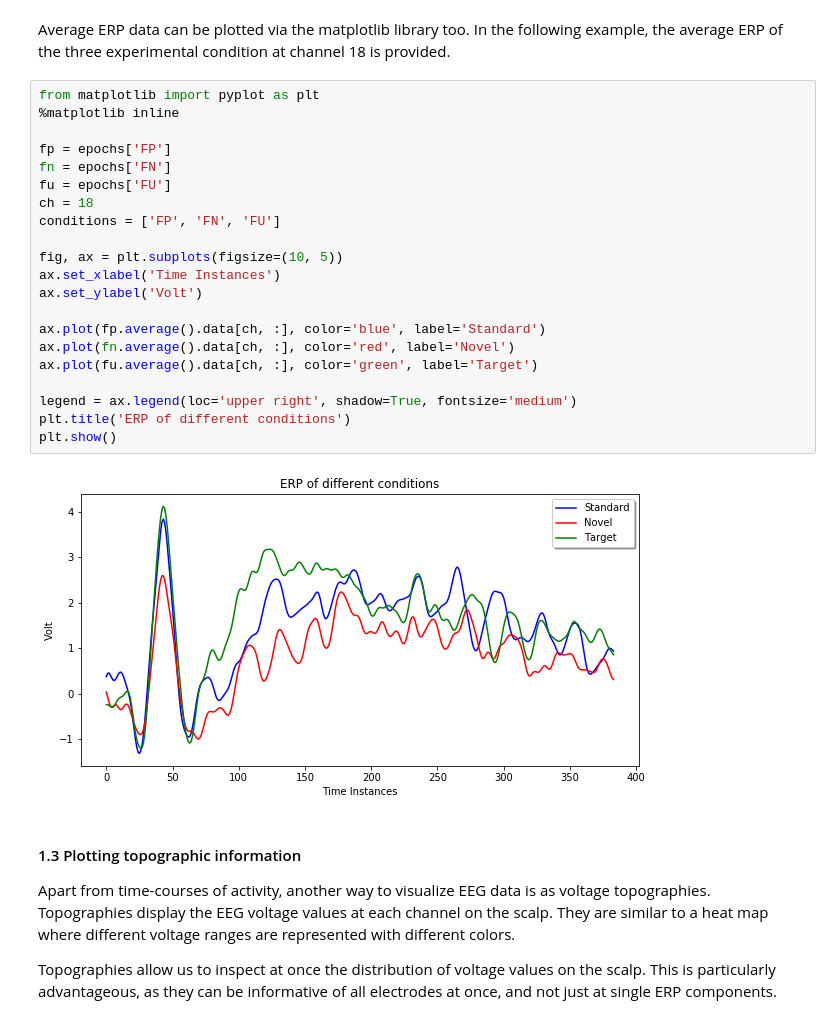
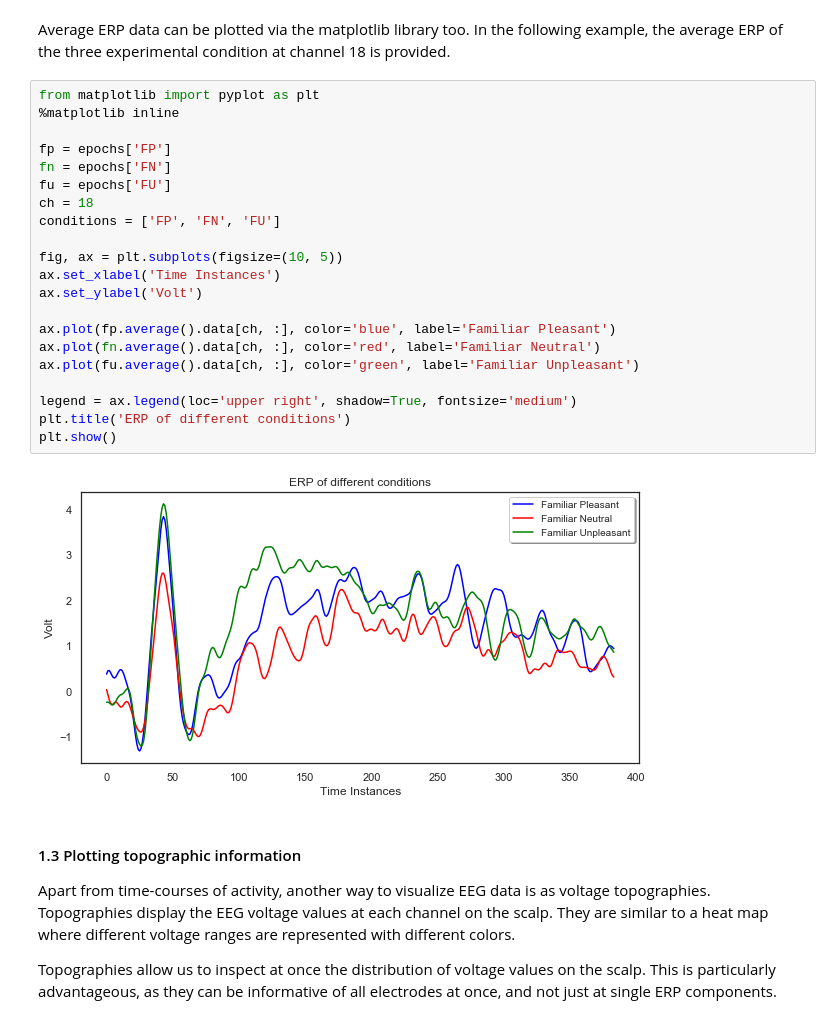
Before and after one commit to aath0/AlgorithmsNeuroscience, a Jupyter notebook: Tutorials/DataVisualization.ipynb, the cells around one changed output. Cells and saved outputs as stored; diff of their text form.

```diff
--- a/Tutorials/DataVisualization.ipynb
+++ b/Tutorials/DataVisualization.ipynb
@@ -82,26 +82,26 @@ Average ERP data can be plotted via the matplotlib library too. In the following
 # %%
 from matplotlib import pyplot as plt
 %matplotlib inline
 
 fp = epochs['FP']
 fn = epochs['FN']
 fu = epochs['FU']
 ch = 18
 conditions = ['FP', 'FN', 'FU']
 
 fig, ax = plt.subplots(figsize=(10, 5))
 ax.set_xlabel('Time Instances')
 ax.set_ylabel('Volt')
 
-ax.plot(fp.average().data[ch, :], color='blue', label='Standard')
-ax.plot(fn.average().data[ch, :], color='red', label='Novel')
-ax.plot(fu.average().data[ch, :], color='green', label='Target')
+ax.plot(fp.average().data[ch, :], color='blue', label='Familiar Pleasant')
+ax.plot(fn.average().data[ch, :], color='red', label='Familiar Neutral')
+ax.plot(fu.average().data[ch, :], color='green', label='Familiar Unpleasant')
 
 legend = ax.legend(loc='upper right', shadow=True, fontsize='medium')
 plt.title('ERP of different conditions')
 plt.show()
 # %% [output]
-[figure, old version]
+[figure, new version]
 # %% [markdown]
 #### 1.3 Plotting topographic information
 
```
Also changed, not shown: parts of 2 cells of this notebook.
